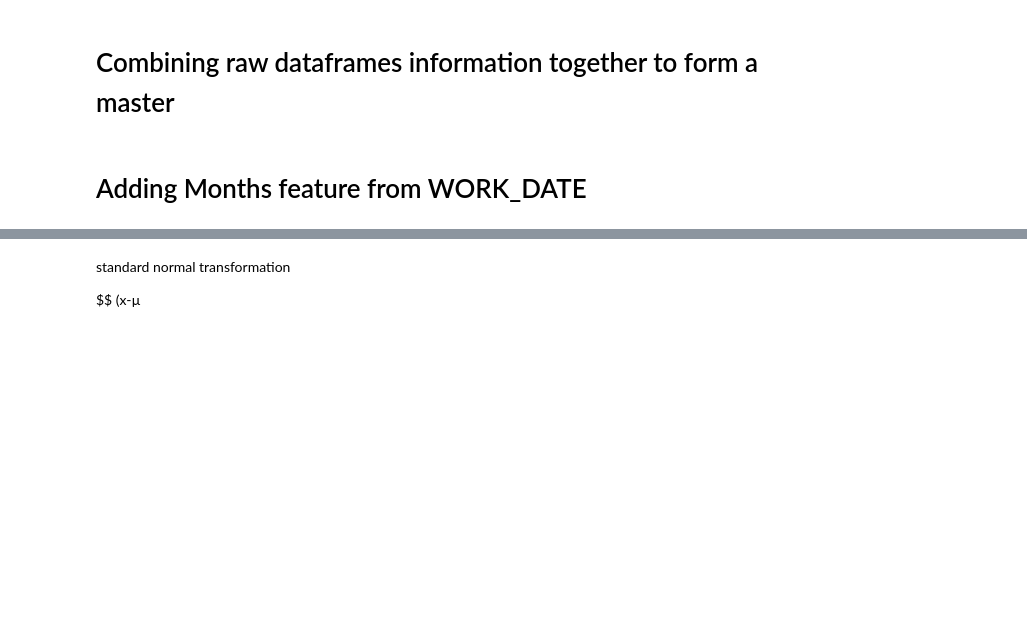
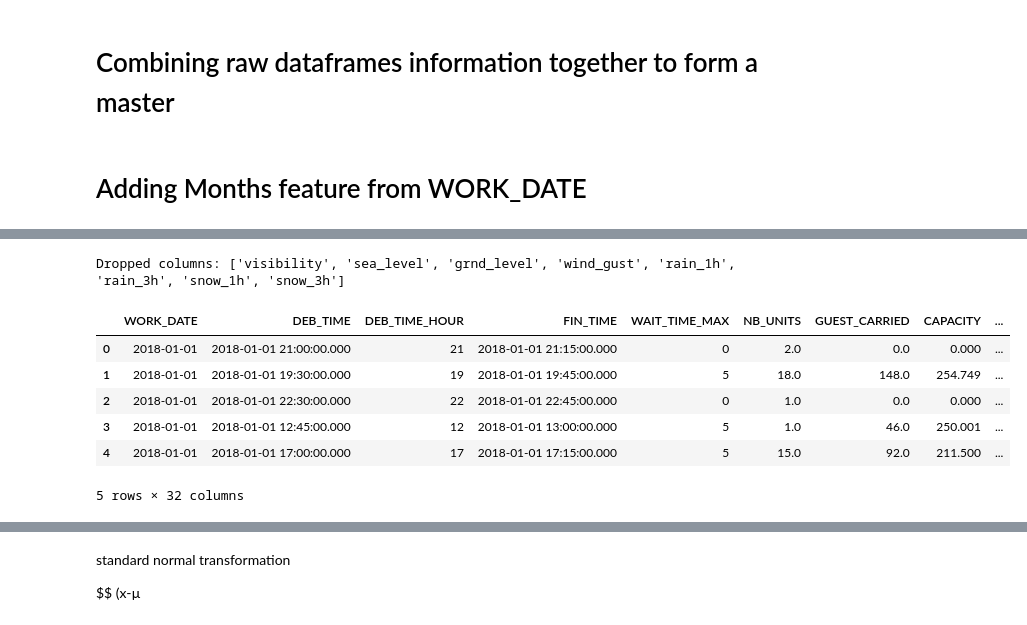
Before and after one commit to spenceypantsy1/disneyland-queue-times, a Jupyter notebook: notebooks/feature_engineering.ipynb, the cells around one changed output, grey strips where cells are left out. Drawn from its saved outputs; the diff is of its cells as text; code cells hidden in the pictures; blank space fills up the shorter version.

```diff
--- a/notebooks/feature_engineering.ipynb
+++ b/notebooks/feature_engineering.ipynb
@@ -123,0 +122,22 @@ display(df_clean.head())
+# %%
+# removing all columns that are entirely null excpet for REF_CLOSING_DESCRIPTION which is important for indicating closures
+
+master_merged_4['REF_CLOSING_DESCRIPTION']= master_merged_4['REF_CLOSING_DESCRIPTION'].fillna('No Closure')
+
+# now removing all other columns that are majority na
+
+threshold = 0.8
+cols_to_drop = master_merged_4.columns[master_merged_4.isna().sum()/len(master_merged_4) > threshold]
+df = master_merged_4.drop(columns = cols_to_drop)
+
+print(f"Dropped columns: {cols_to_drop.tolist()}")
+df.head()
+# %% [output]
+Dropped columns: ['visibility', 'sea_level', 'grnd_level', 'wind_gust', 'rain_1h', 'rain_3h', 'snow_1h', 'snow_3h']
+|  | WORK_DATE | DEB_TIME | DEB_TIME_HOUR | FIN_TIME | WAIT_TIME_MAX | NB_UNITS | GUEST_CARRIED | CAPACITY | ... |
+| 0 | 2018-01-01 | 2018-01-01 21:00:00.000 | 21 | 2018-01-01 21:15:00.000 | 0 | 2.0 | 0.0 | 0.000 | ... |
+| 1 | 2018-01-01 | 2018-01-01 19:30:00.000 | 19 | 2018-01-01 19:45:00.000 | 5 | 18.0 | 148.0 | 254.749 | ... |
+| 2 | 2018-01-01 | 2018-01-01 22:30:00.000 | 22 | 2018-01-01 22:45:00.000 | 0 | 1.0 | 0.0 | 0.000 | ... |
+| 3 | 2018-01-01 | 2018-01-01 12:45:00.000 | 12 | 2018-01-01 13:00:00.000 | 5 | 1.0 | 46.0 | 250.001 | ... |
+| 4 | 2018-01-01 | 2018-01-01 17:00:00.000 | 17 | 2018-01-01 17:15:00.000 | 5 | 15.0 | 92.0 | 211.500 | ... |
+5 rows × 32 columns
```
Also changed, not shown: parts of 6 cells of this notebook.
